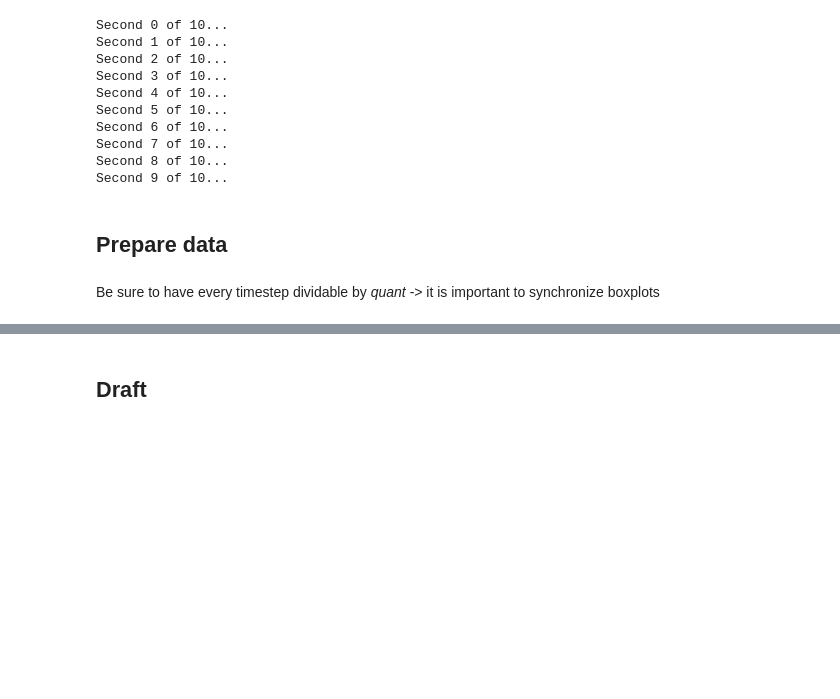
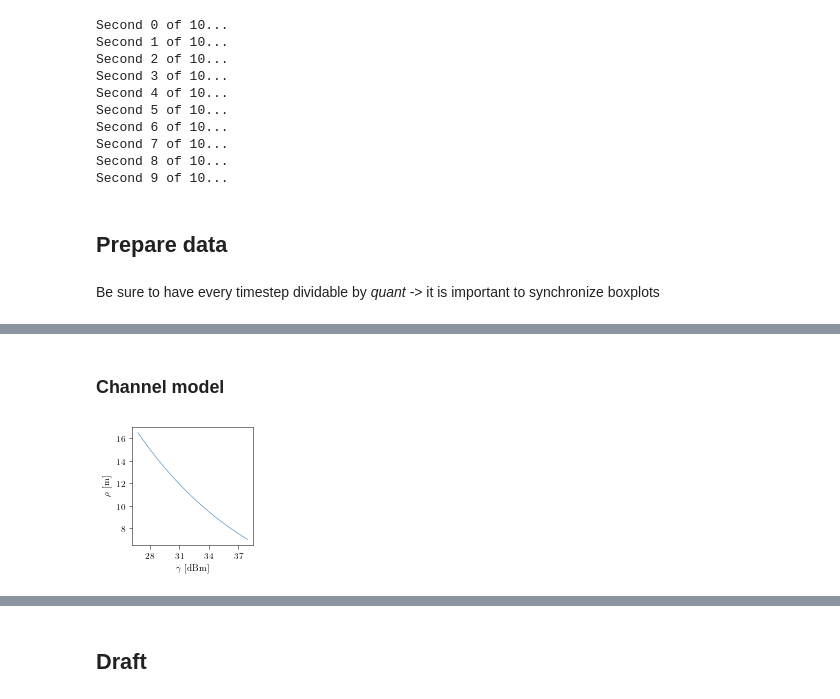
Before and after one commit to ml4wifi-devs/ftmrate, a Jupyter notebook: tools/plots/ftmrate_plots.ipynb, the cells around one changed output, grey strips where cells are left out. Cells and saved outputs as stored; diff of their text form; code cells hidden in the pictures; blank space fills up the shorter version.

```diff
--- a/tools/plots/ftmrate_plots.ipynb
+++ b/tools/plots/ftmrate_plots.ipynb
@@ -130,0 +191,18 @@ plt.savefig("distance_bars.pdf", bbox_inches='tight')
+# %% [markdown]
+### Channel model
+# %%
+distance_to_snr_scalar = lambda distance: REFERENCE_SNR - (REFERENCE_LOSS + 10 * EXPONENT * jnp.log10(distance))
+
+distance = jnp.linspace(7.0, 16.5, 300)
+snr = distance_to_snr_scalar(distance)
+
+plt.rcParams.update({'figure.figsize': (COLUMN_HIGHT, COLUMN_HIGHT)})
+
+plt.plot(snr, distance)
+plt.xlabel(r'$\gamma$ [dBm]')
+plt.ylabel(r'$\rho$ [m]')
+plt.xticks([28., 31., 34., 37.])
+
+plt.savefig("channel_model.pdf", bbox_inches='tight')
+# %% [output]
+[figure, added]
```
Also changed, not shown: parts of 9 cells of this notebook, 2 other files.
